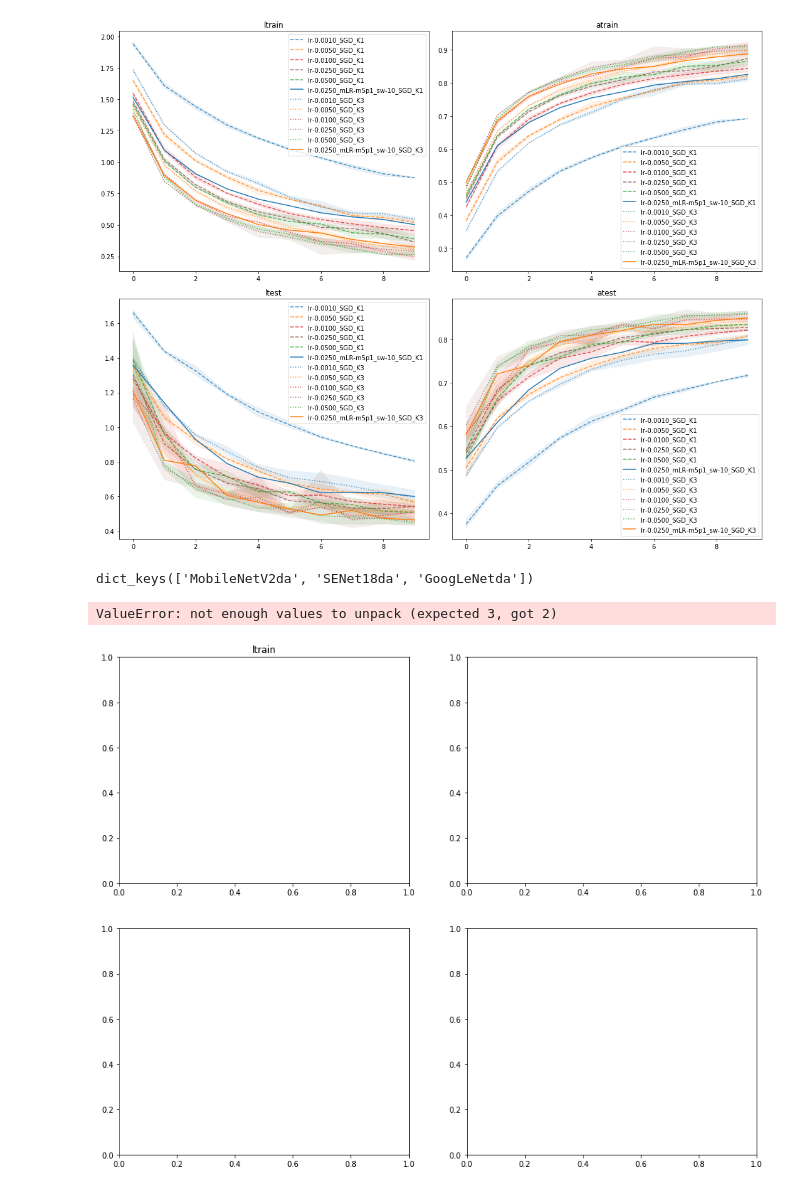
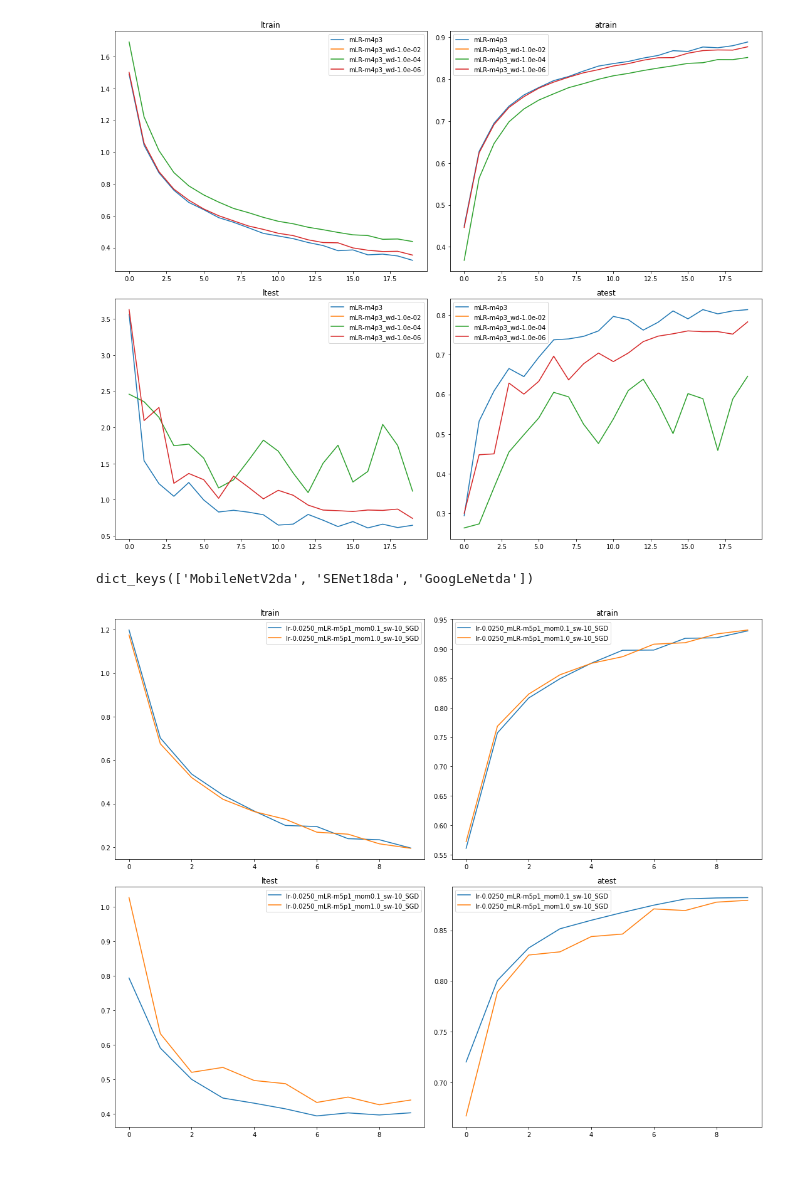
Before and after one commit to leonardblier/alrao, a Jupyter notebook: plotmetrics.ipynb, the cells around one changed output. Saved outputs shown, nothing was run; the diff lists cells and outputs as text; code cells hidden in the pictures.

```diff
--- a/plotmetrics.ipynb
+++ b/plotmetrics.ipynb
@@ -14,17 +14,19 @@ colors = ['r', 'b', 'g', 'm', 'y', 'k']
 listfile = defaultdict(lambda :defaultdict(list))
 for filename in os.listdir('Results/'):
 
-    if filename.startswith("Data_") and 'nomomentum' in filename:# or 'sqrtmomentum' in filename):# and 'K3' in filename:
+    if filename.startswith("Data_da_GoogLeNet"):# and 'nomomentum' in filename:# or 'sqrtmomentum' in filename):# and 'K3' in filename:
         fnsplit = filename.split('_')
-        mname = fnsplit[1]
+        mname = fnsplit[2]
 
-        if 'sqrtmomentum' in filename:
-            details = '_'.join(fnsplit[2:8])
-            listfile[mname][details].append('Results/'+filename)
-        elif 'mLR' in filename:
-            details = '_'.join(fnsplit[2:7])
+        if re.match('.*(m5p0|m4p3).*SGD.*exp-..txt', filename):
+            if 'wd-' in filename:
+                details = '_'.join(fnsplit[4:6])
+            else:
+                details = '_'.join(fnsplit[4:5])
             listfile[mname][details].append('Results/'+filename)
         #elif not ('nomomentum' in filename) and 'K3' in filename:
+
         else:
+            continue
             details = '_'.join(fnsplit[2:5])
             listfile[mname][details].append('Results/'+filename)
@@ -35,5 +40,5 @@ dict_keys(['SENet18da', 'GoogLeNetda', 'MobileNetV2da'])
 # %%
-mymodel = 'MobileNetV2da'
+mymodel = 'GoogLeNet'
 bigdict = {}
 for model in listfile.keys():
     dictmetrics = defaultdict(list)
@@ -54,4 +79,6 @@ dictmetrics = bigdict[mymodel]
 # %%
+minidx, maxidx = 0, 50
+
 fig, axes = plt.subplots(2, 2, figsize=(15.,12.))
 from itertools import chain
 for title, ax in zip(["ltrain", "atrain", "ltest", "atest"], axes.flat):
@@ -69,50 +96,57 @@ for title, ax in zip(["ltrain", "atrain", "ltest", "atest"], axes.flat):
         maxi = [ep[-1] for ep in metlist]
 
         if 'mLR' in m:
-            if  'mom' in m:
+            mlr = m.split('-')[1]
+            minlr, maxlr = int(mlr[1]), int(mlr[3])
+            minlr *= (1 if mlr[0] == 'p' else -1)
+            maxlr *= (1 if mlr[2] == 'p' else -1)
 
-                linestyle = '--'
-                #lr = 'mLR'
-            else:
-                linestyle = '-'
-            ax.plot(mean, label=m, linestyle=linestyle)
+            if minlr == -5 or maxlr == 0:
+                continue
+
+            #linestyle = '--'
+            ax.plot(mean[minidx:maxidx], label=m)
             #ax.fill_between(list(range(len(mean))), mini, y2=maxi, linestyle=linestyle, alpha=0.1, color=lrcolordict[lr])
         else:
             if 'K1' in m:
                 linestyle = '--'
                 alpha = 0.8
             else:
                 linestyle = ':'
                 alpha = 0.8
-            lr, K, _ = m.split('_')
-            lr = lr.split('-')[1]
-            ax.plot(mean, label=m, linestyle=linestyle, color=lrcolordict[lr], alpha=alpha)
-            ax.fill_between(list(range(len(mean))), mini, y2=maxi, linestyle=linestyle, alpha=0.1, color=lrcolordict[lr])
+            lr = float(m[3:])
+            if lr < 5e-4:
+                pass#continue
+            #lr = lr.split('-')[1]
+            #ax.plot(mean, label=m, linestyle=linestyle, color=lrcolordict[lr], alpha=alpha)
+            ax.plot(mean[minidx:maxidx], label=m, alpha=0.8)
+            #ax.fill_between(list(range(len(mean[minidx:maxidx]))), mini[minidx:maxidx], y2=maxi[minidx:maxidx])
+            #ax.fill_between(list(range(len(mean))), mini, y2=maxi, linestyle=linestyle, alpha=0.1, color=lrcolordict[lr])
 
 #         elif 'nomomentum' in m:
 #             lr, K, _ = m.split('_')
 #             if K == "K3":
 #                 linestyle = ':'
 #             else:
 #                 linestyle = '--'
 #             lr = lr.split('-')[1]
 #             ax.plot(mean, label=m, linestyle=linestyle, color=lrcolordict[lr])
 #             ax.fill_between(list(range(len(mean))), mini, y2=maxi, linestyle=linestyle, alpha=0.1, color=lrcolordict[lr])
 #         else:
 #             lr, K = m.split('_')
 #             lr = lr.split('-')[1]
 
 #             if K == "K3":
 #                 linestyle = ':'
 #             else:
 #                 linestyle = '--'
 
 
     ax.legend()
 plt.tight_layout()
 plt.show()
 # %% [output]
-[figure, old version]
+[figure, new version]
 # %%
 %debug
 # %%
@@ -230,8 +264,7 @@ for title, ax in zip(["ltrain", "atrain", "ltest", "atest"], axes.flat):
 plt.tight_layout()
 plt.show()
 # %% [output]
-ValueError: not enough values to unpack (expected 3, got 2)
-[figure, old version]
+[figure, new version]
 # %%
 listfile = defaultdict(lambda :defaultdict(list))
 mymodel = ['GoogLeNet', 'MobileNetV2', 'SENet18'][0]
```
Also changed, not shown: parts of 12 cells of this notebook, 14 other files.
